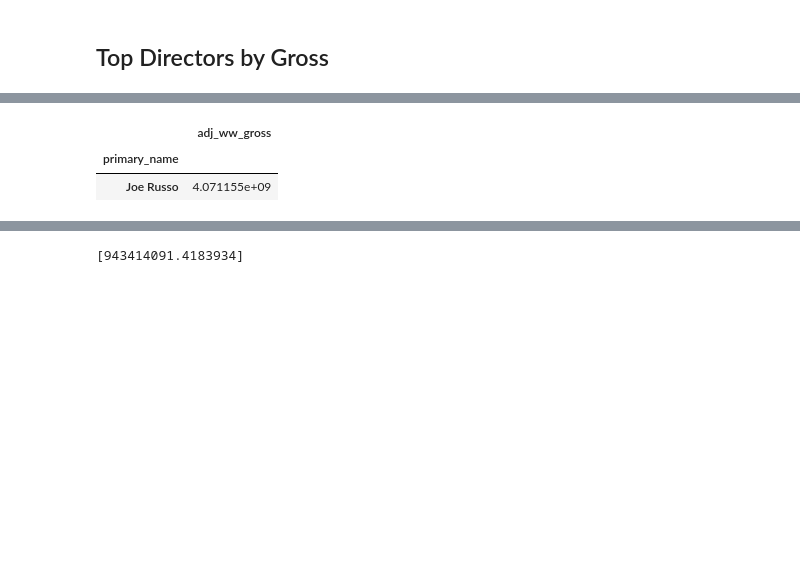
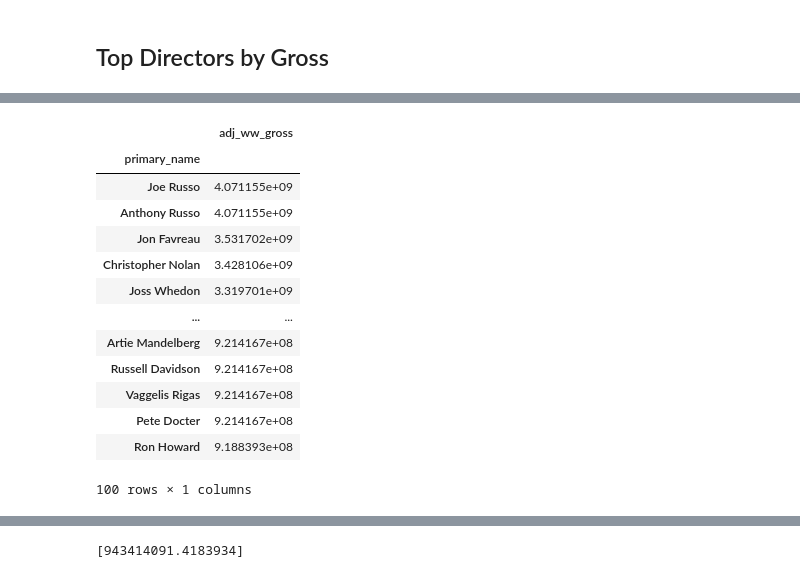
Before and after one commit to jeffreyhwatson/MS_Box_Office_Insights, a Jupyter notebook: main_workspace.ipynb, the cells around one changed output, grey strips where cells are left out. Drawn from its saved outputs; the diff is of its cells as text; code cells hidden in the pictures; blank space fills up the shorter version.

```diff
--- a/main_workspace.ipynb
+++ b/main_workspace.ipynb
@@ -833,13 +838,24 @@ director_df = dfi[dfi['category'].str.contains('director')]
 # %%
 # top 100 directors
 top100_adj_gross_directors = director_df.groupby(['primary_name'])\
                                                  .adj_ww_gross.sum().sort_values(ascending=False).head(100)
 top100_directors = pd.DataFrame(top100_adj_gross_directors)
-top100_directors.head(1)
+top100_directors
 # %% [output]
 |  | adj_ww_gross |
 | primary_name |  |
 | Joe Russo | 4.071155e+09 |
+| Anthony Russo | 4.071155e+09 |
+| Jon Favreau | 3.531702e+09 |
+| Christopher Nolan | 3.428106e+09 |
+| Joss Whedon | 3.319701e+09 |
+| ... | ... |
+| Artie Mandelberg | 9.214167e+08 |
+| Russell Davidson | 9.214167e+08 |
+| Vaggelis Rigas | 9.214167e+08 |
+| Pete Docter | 9.214167e+08 |
+| Ron Howard | 9.188393e+08 |
+100 rows × 1 columns
 # %%
 # resting index
 reset_idx_d = top100_directors.reset_index()
```
Also changed, not shown: parts of 5 cells of this notebook.
